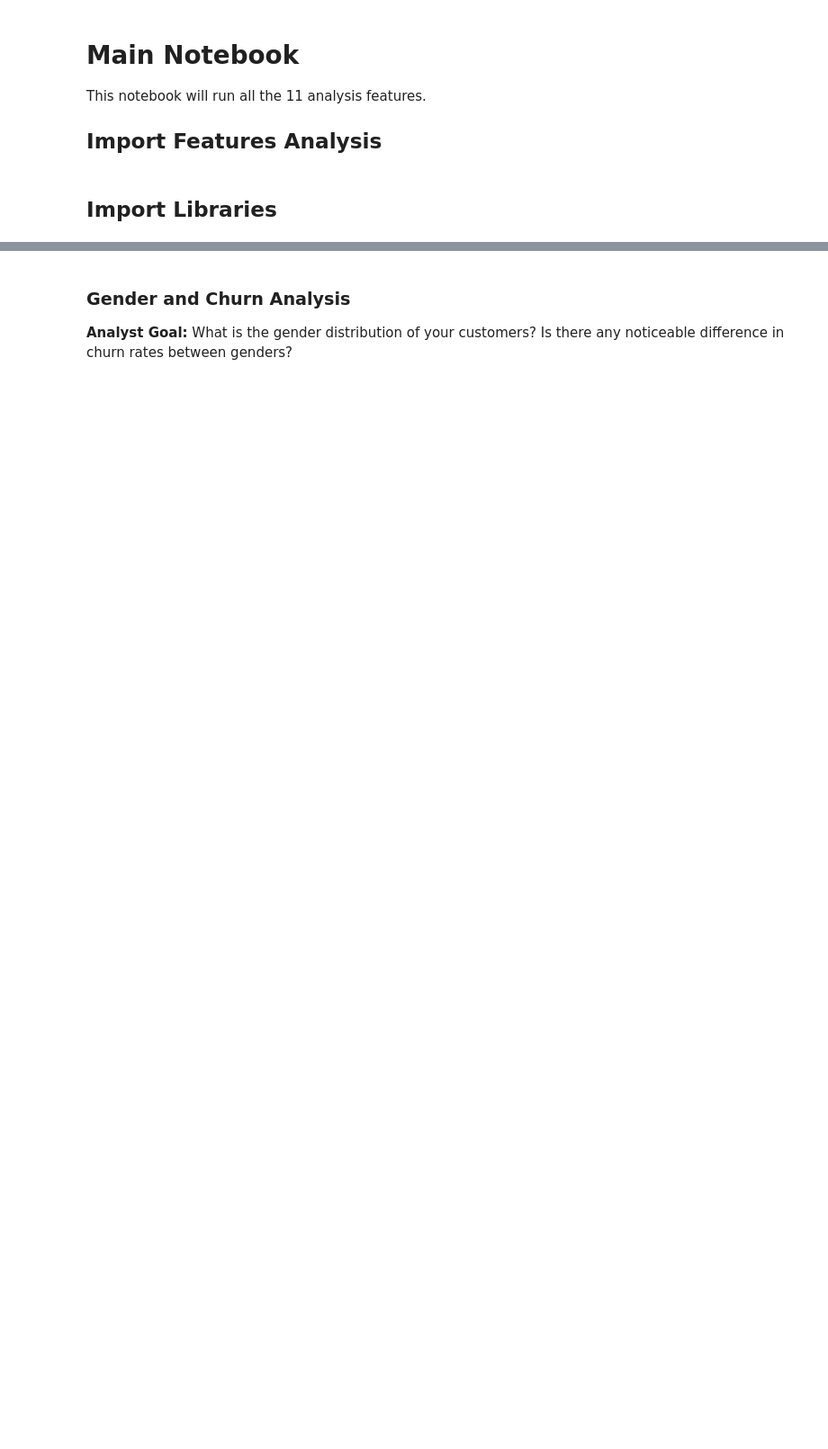
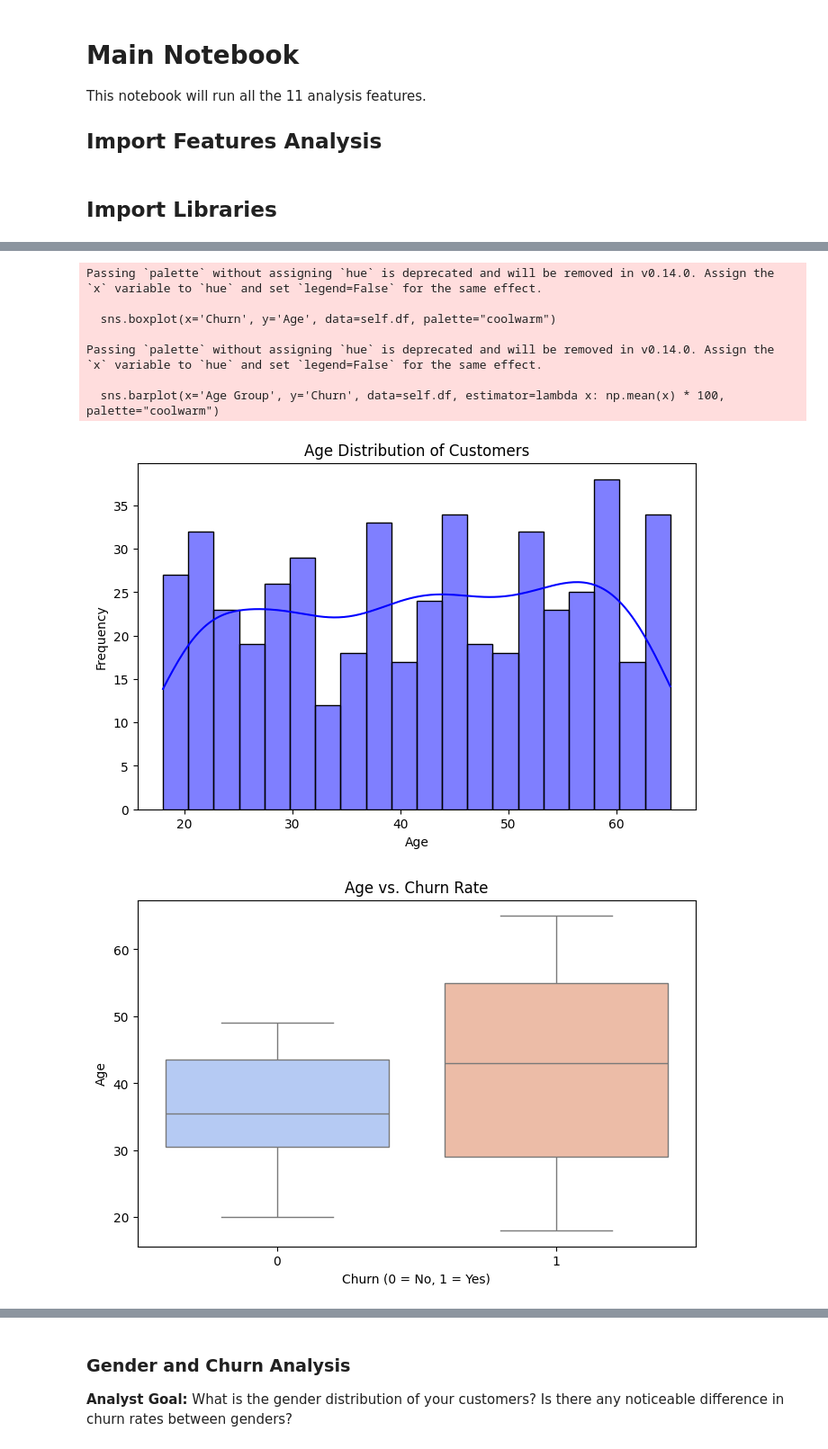
Before and after one commit to PunleuTY/Customer_Churn_Analysis, a Jupyter notebook: features_analysis/main.ipynb, the cells around one changed output, grey strips where cells are left out. Shown at 90% size. Drawn from its saved outputs; the diff is of its cells as text; code cells hidden in the pictures; blank space fills up the shorter version.

```diff
--- a/features_analysis/main.ipynb
+++ b/features_analysis/main.ipynb
@@ -26,0 +30,3 @@ import numpy as np
+# %%
+# Data Path
+data_path_500 = "../data/data_500_rec.csv"
@@ -29,2 +58,6 @@ import numpy as np
 ### Age and Churn Analysis
 **Analyst Goal:** What is the distribution of ages among your customers? Is there a relationship between age and churn rate?
+# %%
+age_analysis_obj = AgeAnalysis(data_path_500)
+age_analysis_obj.perform_analysis()
+# %% [output]
@@ -30,0 +73,9 @@ import numpy as np
+Passing `palette` without assigning `hue` is deprecated and will be removed in v0.14.0. Assign the `x` variable to `hue` and set `legend=False` for the same effect.
+
+  sns.boxplot(x='Churn', y='Age', data=self.df, palette="coolwarm")
+
+Passing `palette` without assigning `hue` is deprecated and will be removed in v0.14.0. Assign the `x` variable to `hue` and set `legend=False` for the same effect.
+
+  sns.barplot(x='Age Group', y='Churn', data=self.df, estimator=lambda x: np.mean(x) * 100, palette="coolwarm")
+[figure, added]
+[figure, added]
```
Also changed, not shown: parts of 17 cells of this notebook, 8 other files.
